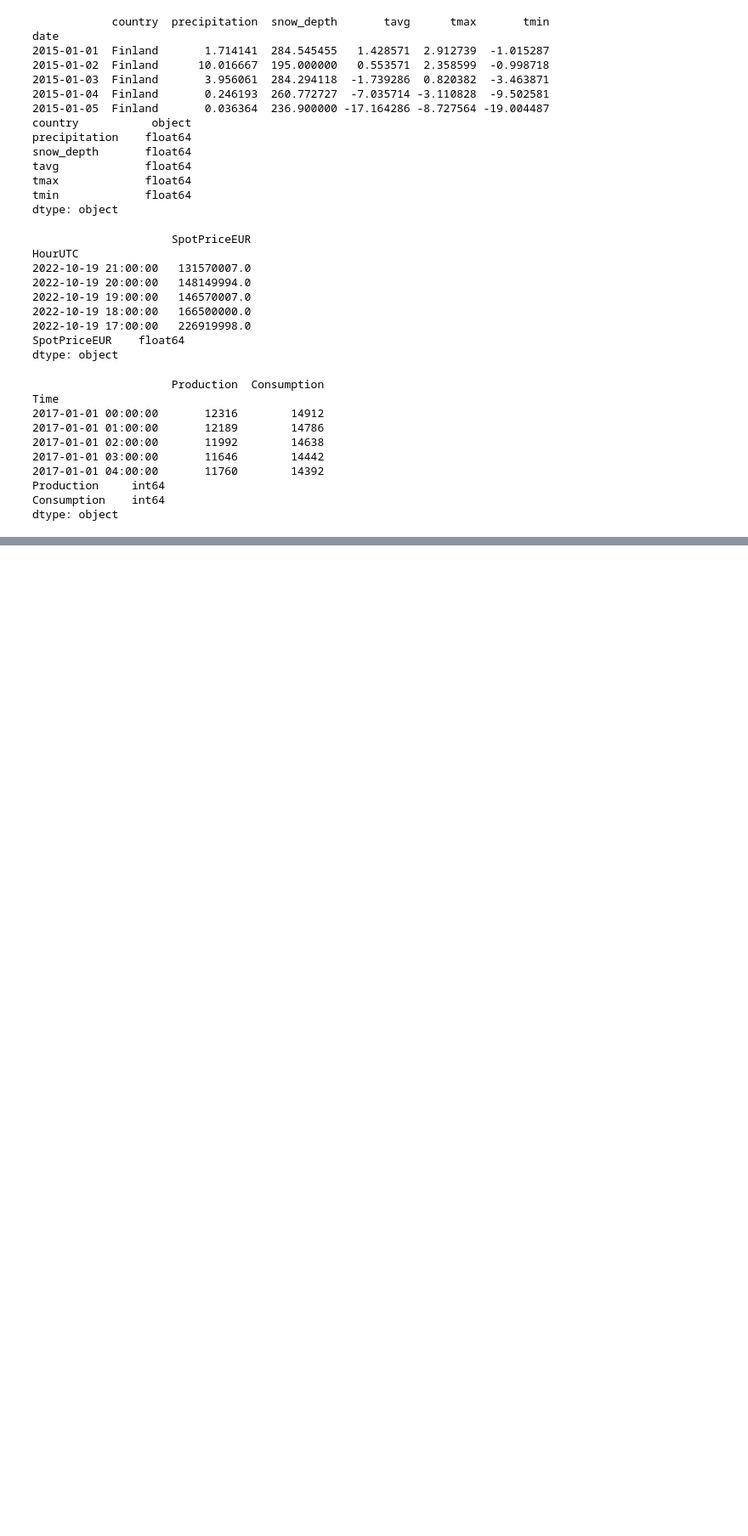
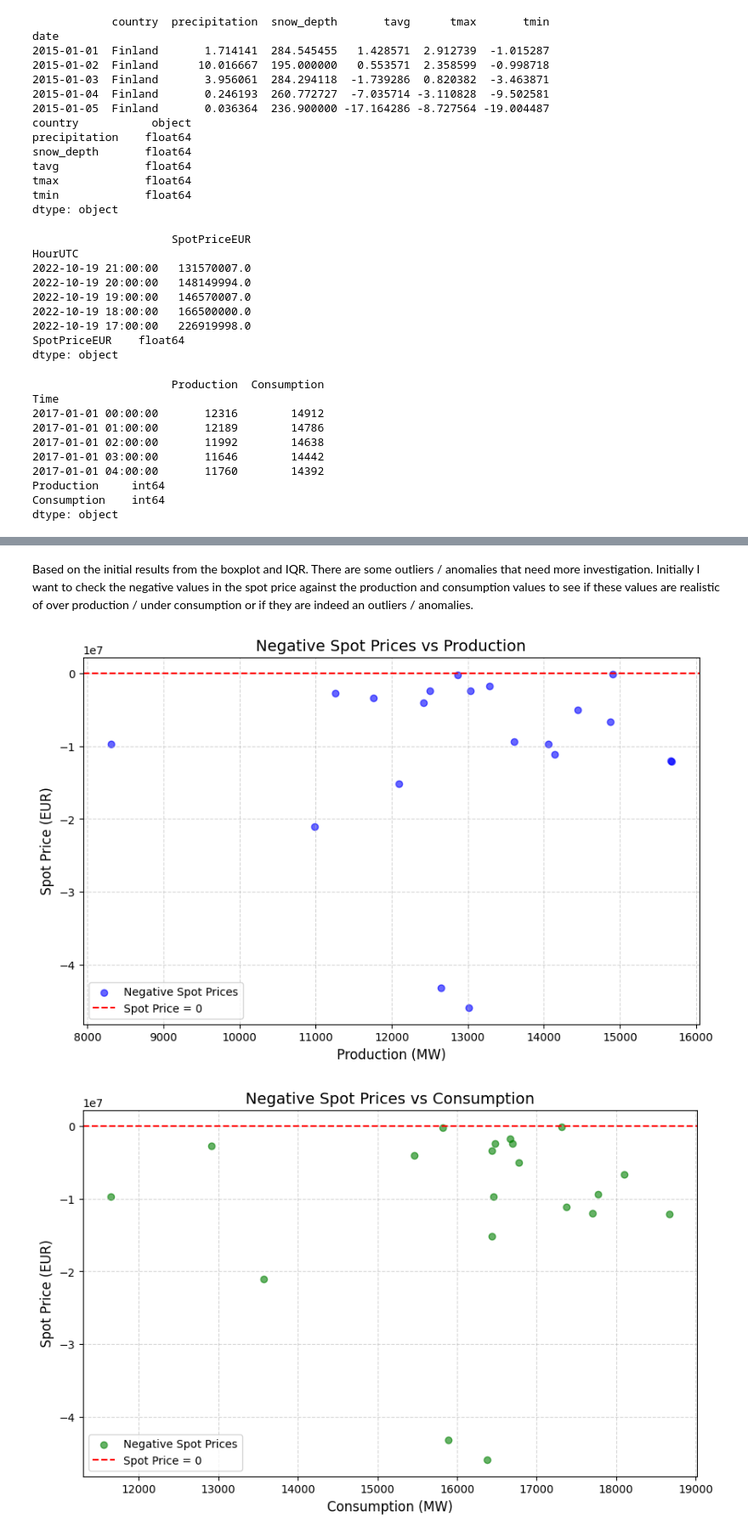
Before and after one commit to ChristopherIanPeck/energy-weather-forecasting, a Jupyter notebook: energy-weather-forecasting.ipynb, the cells around one changed output, grey strips where cells are left out. Shown at 85% size. Saved outputs shown, nothing was run; the diff lists cells and outputs as text; code cells hidden in the pictures; blank space fills up the shorter version.

```diff
--- a/energy-weather-forecasting.ipynb
+++ b/energy-weather-forecasting.ipynb
@@ -228,0 +267,30 @@ dtype: object
+# %% [markdown]
+Based on the initial results from the boxplot and IQR. There are some outliers / anomalies that need more investigation. Initially I want to check the negative values in the spot price against the production and consumption values to see if these values are realistic of over production / under consumption or if they are indeed an outliers / anomalies.
+# %%
+# Filter for negative spot prices
+negative_prices = merged_df[merged_df['SpotPriceEUR'] < 0]
+
+# Plot Spot Price vs Production
+plt.figure(figsize=(10, 6))
+plt.scatter(negative_prices['Production'], negative_prices['SpotPriceEUR'], color='blue', alpha=0.6, label="Negative Spot Prices")
+plt.xlabel('Production (MW)', fontsize=12)
+plt.ylabel('Spot Price (EUR)', fontsize=12)
+plt.title('Negative Spot Prices vs Production', fontsize=14)
+plt.axhline(0, color='red', linestyle='--', label='Spot Price = 0')
+plt.legend()
+plt.grid(True, linestyle='--', alpha=0.5)
+plt.show()
+
+# Plot Spot Price vs Consumption
+plt.figure(figsize=(10, 6))
+plt.scatter(negative_prices['Consumption'], negative_prices['SpotPriceEUR'], color='green', alpha=0.6, label="Negative Spot Prices")
+plt.xlabel('Consumption (MW)', fontsize=12)
+plt.ylabel('Spot Price (EUR)', fontsize=12)
+plt.title('Negative Spot Prices vs Consumption', fontsize=14)
+plt.axhline(0, color='red', linestyle='--', label='Spot Price = 0')
+plt.legend()
+plt.grid(True, linestyle='--', alpha=0.5)
+plt.show()
+# %% [output]
+[figure, added]
+[figure, added]
```
Also changed, not shown: parts of 4 cells of this notebook.
